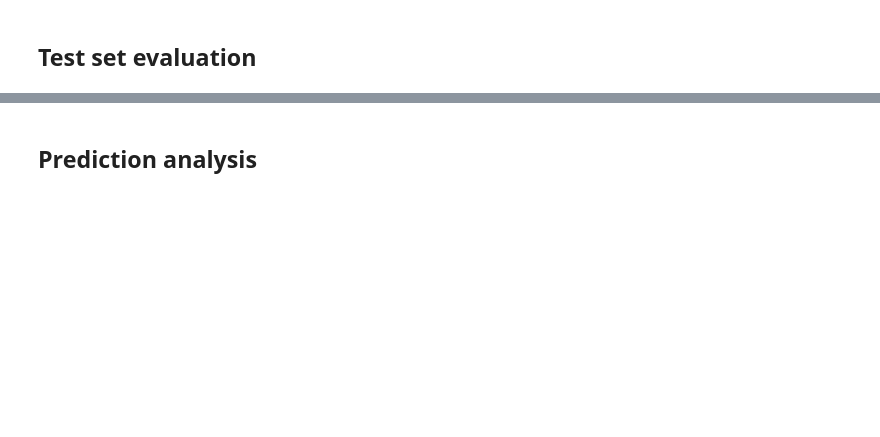
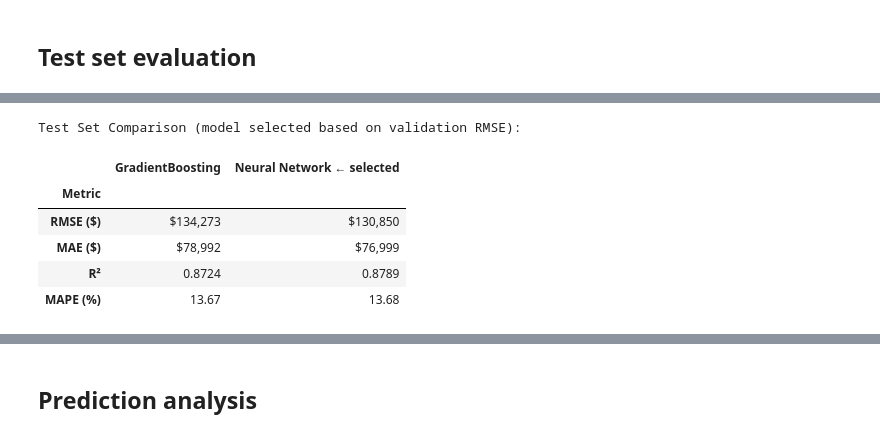
Before and after one commit to avidaldo/king-county, a Jupyter notebook: 06-deep-learning.ipynb, the cells around one changed output, grey strips where cells are left out. Drawn from its saved outputs; the diff is of its cells as text; code cells hidden in the pictures; blank space fills up the shorter version.

```diff
--- a/06-deep-learning.ipynb
+++ b/06-deep-learning.ipynb
@@ -423,0 +506,30 @@ Test:
+# %%
+gb_label = f"GradientBoosting {'← selected' if selected_model_name == 'GradientBoosting' else ''}"
+nn_label = f"Neural Network {'← selected' if selected_model_name == 'Neural Network' else ''}"
+
+test_comparison = pd.DataFrame({
+    "Metric": ["RMSE ($)", "MAE ($)", "R²", "MAPE (%)"],
+    gb_label.strip(): [
+        f"${gb_test_metrics['rmse']:,.0f}",
+        f"${gb_test_metrics['mae']:,.0f}",
+        f"{gb_test_metrics['r2']:.4f}",
+        f"{gb_test_metrics['mape']:.2f}",
+    ],
+    nn_label.strip(): [
+        f"${nn_test_metrics['rmse']:,.0f}",
+        f"${nn_test_metrics['mae']:,.0f}",
+        f"{nn_test_metrics['r2']:.4f}",
+        f"{nn_test_metrics['mape']:.2f}",
+    ],
+}).set_index("Metric")
+
+print("Test Set Comparison (model selected based on validation RMSE):")
+display(test_comparison)
+# %% [output]
+Test Set Comparison (model selected based on validation RMSE):
+|  | GradientBoosting | Neural Network ← selected |
+| Metric |  |  |
+| RMSE ($) | $134,273 | $130,850 |
+| MAE ($) | $78,992 | $76,999 |
+| R² | 0.8724 | 0.8789 |
+| MAPE (%) | 13.67 | 13.68 |
```
Also changed, not shown: parts of 24 cells of this notebook, 1 other file.
